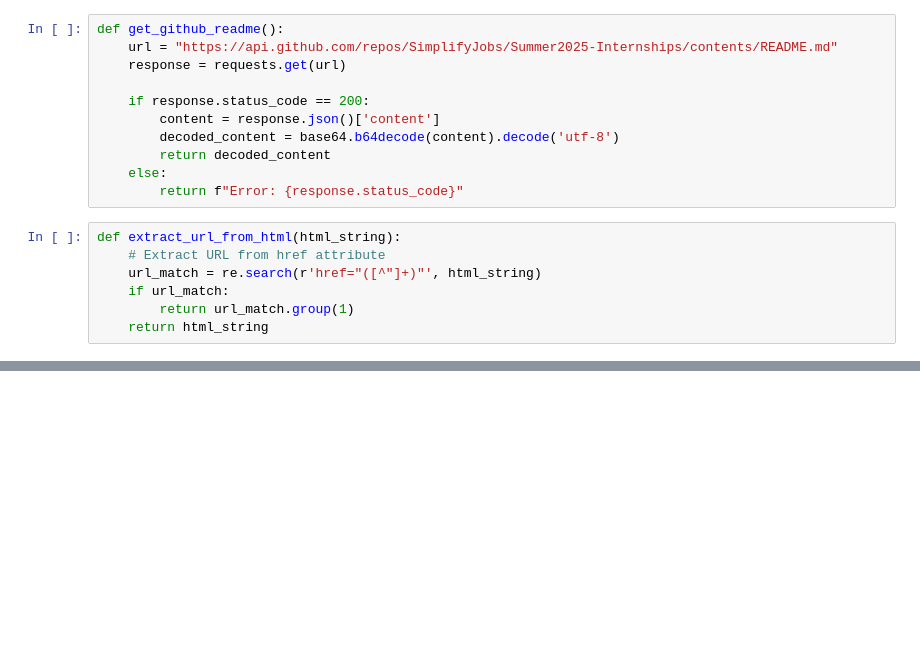
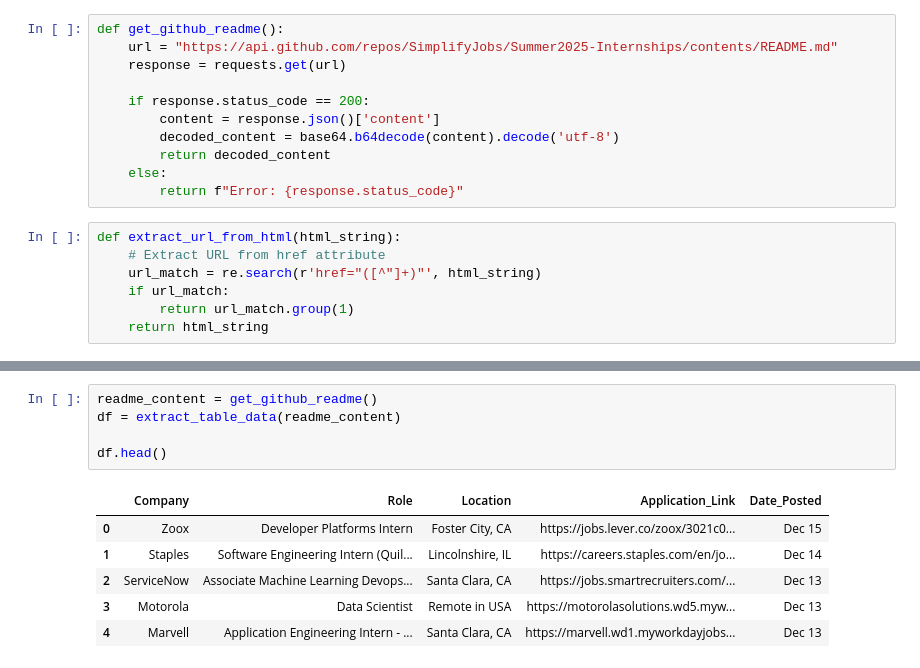
Before and after one commit to Sloosmore/abg, a Jupyter notebook: scraper/testing.ipynb, the cells around one changed output, grey strips where cells are left out. Drawn from its saved outputs; the diff is of its cells as text; blank space fills up the shorter version.

```diff
--- a/scraper/testing.ipynb
+++ b/scraper/testing.ipynb
@@ -75,0 +210,12 @@ def extract_table_data(markdown_content):
+# %%
+readme_content = get_github_readme()
+df = extract_table_data(readme_content)
+
+df.head()
+# %% [output]
+|  | Company | Role | Location | Application_Link | Date_Posted |
+| 0 | Zoox | Developer Platforms Intern | Foster City, CA | https://jobs.lever.co/zoox/3021c0... | Dec 15 |
+| 1 | Staples | Software Engineering Intern (Quil... | Lincolnshire, IL | https://careers.staples.com/en/jo... | Dec 14 |
+| 2 | ServiceNow | Associate Machine Learning Devops... | Santa Clara, CA | https://jobs.smartrecruiters.com/... | Dec 13 |
+| 3 | Motorola | Data Scientist | Remote in USA | https://motorolasolutions.wd5.myw... | Dec 13 |
+| 4 | Marvell | Application Engineering Intern - ... | Santa Clara, CA | https://marvell.wd1.myworkdayjobs... | Dec 13 |
```
Also changed, not shown: parts of 8 cells of this notebook, 1 other file.
